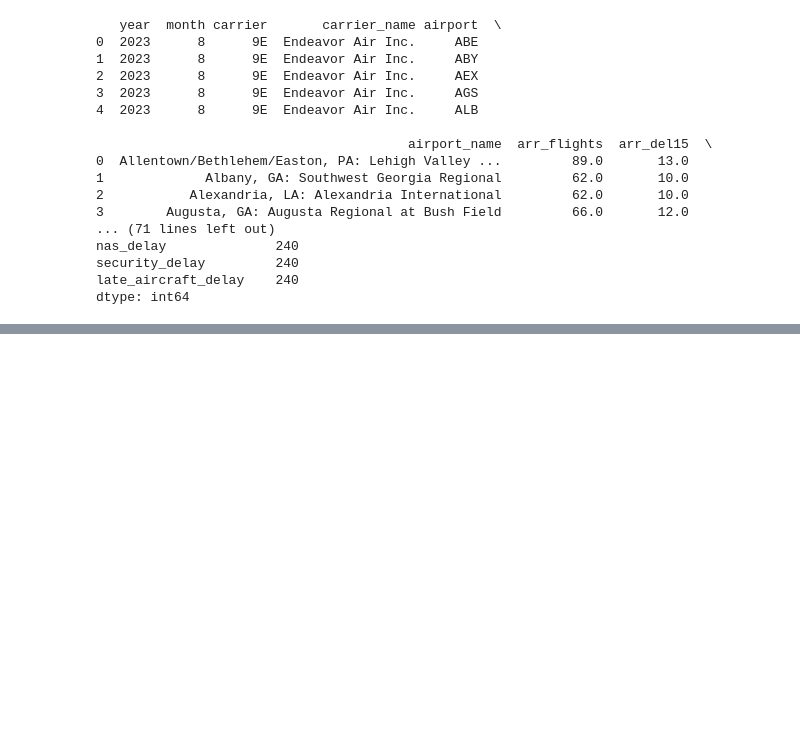
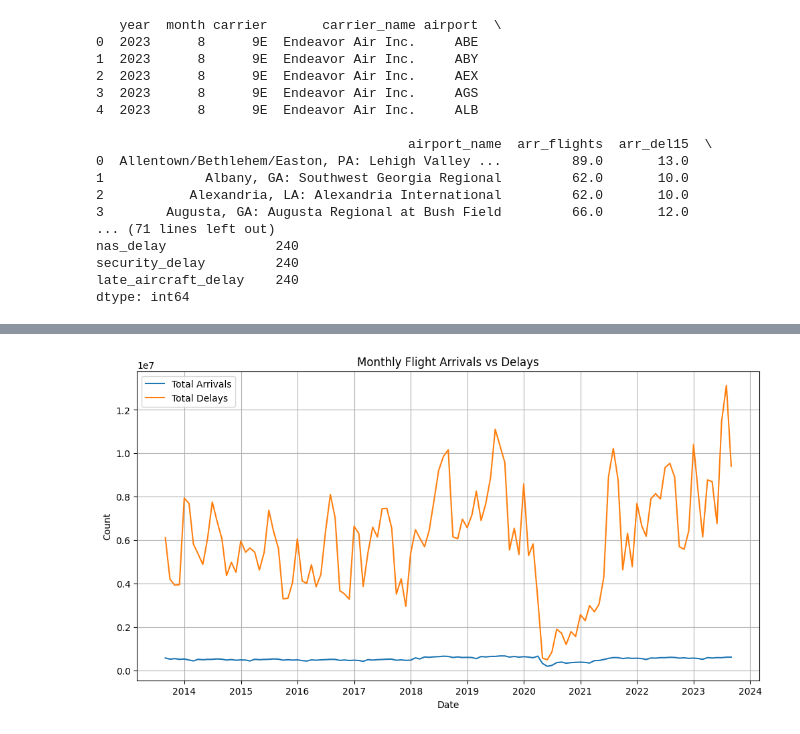
Before and after one commit to rayyan448/flight-delay-analysis, a Jupyter notebook: flight_analysis.ipynb, the cells around one changed output, grey strips where cells are left out. Saved outputs shown, nothing was run; the diff lists cells and outputs as text; code cells hidden in the pictures; blank space fills up the shorter version.

Commit message:
Updated analysis: added feature extraction and day/month charts

```diff
--- a/flight_analysis.ipynb
+++ b/flight_analysis.ipynb
@@ -77,0 +202,6 @@ Index(['year', 'month', 'carrier', 'carrier_name', 'airport', 'airport_name',
+# %%
+# % of flights delayed
+df['delay_percentage'] = (df['arr_del15'] / df['arr_flights']) * 100
+
+# % of flights cancelled
+df['cancel_percentage'] = (df['arr_cancelled'] / df['arr_flights']) * 100
@@ -77,0 +254,3 @@ Index(['year', 'month', 'carrier', 'carrier_name', 'airport', 'airport_name',
+# %%
+df["delay_percentage"] = df["delay_percentage"].fillna(0)
+df["cancel_percentage"] = df["cancel_percentage"].fillna(0)
@@ -77,0 +277,3 @@ Index(['year', 'month', 'carrier', 'carrier_name', 'airport', 'airport_name',
+# %%
+# Convert 'date' column to datetime format
+df['date'] = pd.to_datetime(df['date'], errors='coerce')
@@ -77,0 +301,3 @@ Index(['year', 'month', 'carrier', 'carrier_name', 'airport', 'airport_name',
+# %%
+# Set date as index for time-based analysis
+df = df.set_index('date').sort_index()
@@ -77,0 +388,19 @@ Index(['year', 'month', 'carrier', 'carrier_name', 'airport', 'airport_name',
+# %%
+import matplotlib.pyplot as plt
+
+# Resample monthly data
+monthly = df.resample('ME').sum(numeric_only=True)
+
+# Plot arrivals vs delays
+plt.figure(figsize=(12,6))
+plt.plot(monthly.index, monthly['arr_flights'], label='Total Arrivals')
+plt.plot(monthly.index, monthly['arr_delay'], label='Total Delays')
+
+plt.title("Monthly Flight Arrivals vs Delays")
+plt.xlabel("Date")
+plt.ylabel("Count")
+plt.legend()
+plt.grid(True)
+plt.show()
+# %% [output]
+[figure, added]
```
Also changed, not shown: parts of 39 cells of this notebook.
